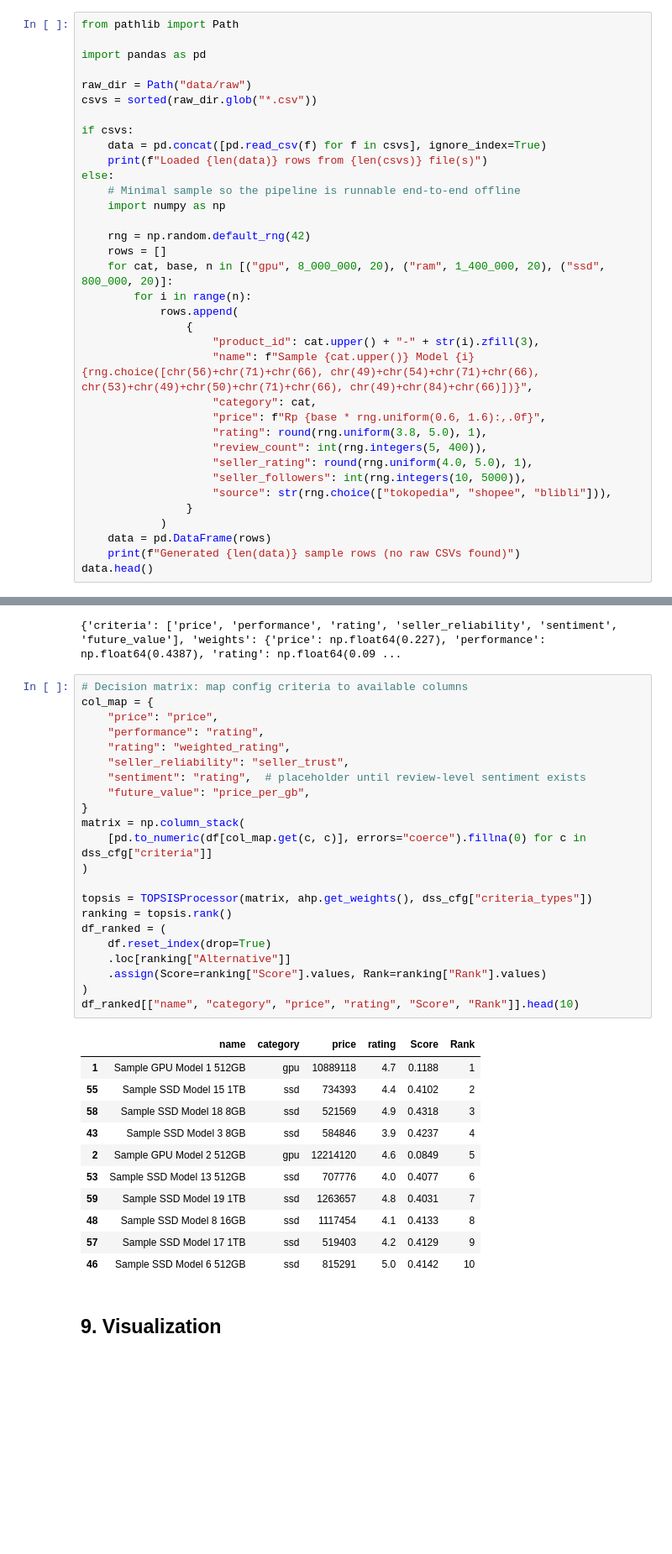
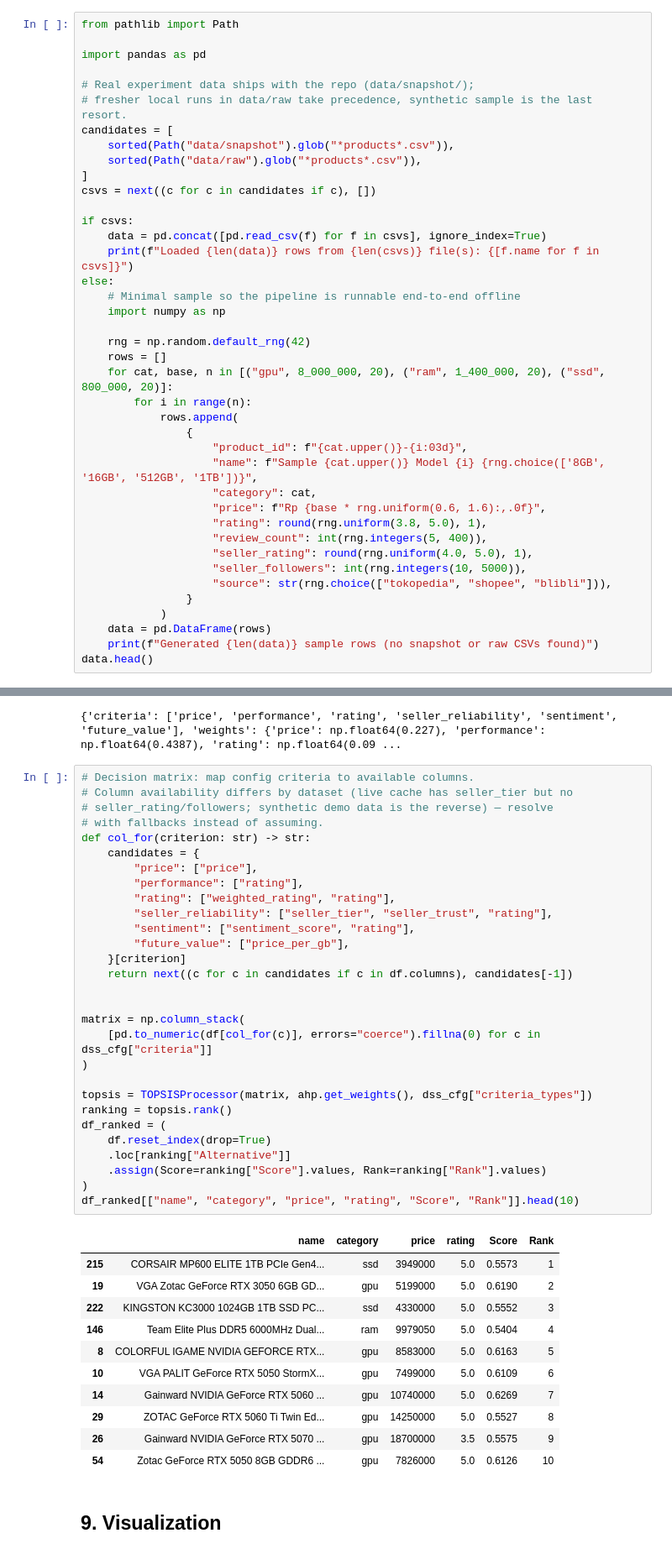
Before and after one commit to bugkey24/ai-era-pc-component-market-analysis, a Jupyter notebook: notebooks/main_pipeline.ipynb, the cells around one changed output, grey strips where cells are left out. Shown at 84% size. Cells and saved outputs as stored; diff of their text form; blank space fills up the shorter version.

```diff
--- a/notebooks/main_pipeline.ipynb
+++ b/notebooks/main_pipeline.ipynb
@@ -60,12 +64,17 @@ from pathlib import Path
 
 import pandas as pd
 
-raw_dir = Path("data/raw")
-csvs = sorted(raw_dir.glob("*.csv"))
+# Real experiment data ships with the repo (data/snapshot/);
+# fresher local runs in data/raw take precedence, synthetic sample is the last resort.
+candidates = [
+    sorted(Path("data/snapshot").glob("*products*.csv")),
+    sorted(Path("data/raw").glob("*products*.csv")),
+]
+csvs = next((c for c in candidates if c), [])
 
 if csvs:
     data = pd.concat([pd.read_csv(f) for f in csvs], ignore_index=True)
-    print(f"Loaded {len(data)} rows from {len(csvs)} file(s)")
+    print(f"Loaded {len(data)} rows from {len(csvs)} file(s): {[f.name for f in csvs]}")
 else:
     # Minimal sample so the pipeline is runnable end-to-end offline
     import numpy as np
@@ -76,8 +85,8 @@ else:
         for i in range(n):
             rows.append(
                 {
-                    "product_id": cat.upper() + "-" + str(i).zfill(3),
-                    "name": f"Sample {cat.upper()} Model {i} {rng.choice([chr(56)+chr(71)+chr(66), chr(49)+chr(54)+chr(71)+chr(66), chr(53)+chr(49)+chr(50)+chr(71)+chr(66), chr(49)+chr(84)+chr(66)])}",
+                    "product_id": f"{cat.upper()}-{i:03d}",
+                    "name": f"Sample {cat.upper()} Model {i} {rng.choice(['8GB', '16GB', '512GB', '1TB'])}",
                     "category": cat,
                     "price": f"Rp {base * rng.uniform(0.6, 1.6):,.0f}",
                     "rating": round(rng.uniform(3.8, 5.0), 1),
@@ -88,6 +97,6 @@ else:
                 }
             )
     data = pd.DataFrame(rows)
-    print(f"Generated {len(data)} sample rows (no raw CSVs found)")
+    print(f"Generated {len(data)} sample rows (no snapshot or raw CSVs found)")
 data.head()
 # %% [output]
@@ -204,39 +214,46 @@ assert ahp.is_consistent(), "Pairwise matrix inconsistent (CR >= 0.1) — revise
 # %% [output]
 {'criteria': ['price', 'performance', 'rating', 'seller_reliability', 'sentiment', 'future_value'], 'weights': {'price': np.float64(0.227), 'performance': np.float64(0.4387), 'rating': np.float64(0.09 ...
 # %%
-# Decision matrix: map config criteria to available columns
-col_map = {
-    "price": "price",
-    "performance": "rating",
-    "rating": "weighted_rating",
-    "seller_reliability": "seller_trust",
-    "sentiment": "rating",  # placeholder until review-level sentiment exists
-    "future_value": "price_per_gb",
-}
+# Decision matrix: map config criteria to available columns.
+# Column availability differs by dataset (live cache has seller_tier but no
+# seller_rating/followers; synthetic demo data is the reverse) — resolve
+# with fallbacks instead of assuming.
+def col_for(criterion: str) -> str:
+    candidates = {
+        "price": ["price"],
+        "performance": ["rating"],
+        "rating": ["weighted_rating", "rating"],
+        "seller_reliability": ["seller_tier", "seller_trust", "rating"],
+        "sentiment": ["sentiment_score", "rating"],
+        "future_value": ["price_per_gb"],
+    }[criterion]
+    return next((c for c in candidates if c in df.columns), candidates[-1])
+
+
 matrix = np.column_stack(
-    [pd.to_numeric(df[col_map.get(c, c)], errors="coerce").fillna(0) for c in dss_cfg["criteria"]]
+    [pd.to_numeric(df[col_for(c)], errors="coerce").fillna(0) for c in dss_cfg["criteria"]]
 )
 
 topsis = TOPSISProcessor(matrix, ahp.get_weights(), dss_cfg["criteria_types"])
 ranking = topsis.rank()
 df_ranked = (
     df.reset_index(drop=True)
     .loc[ranking["Alternative"]]
     .assign(Score=ranking["Score"].values, Rank=ranking["Rank"].values)
 )
 df_ranked[["name", "category", "price", "rating", "Score", "Rank"]].head(10)
 # %% [output]
 |  | name | category | price | rating | Score | Rank |
-| 1 | Sample GPU Model 1 512GB | gpu | 10889118 | 4.7 | 0.1188 | 1 |
-| 55 | Sample SSD Model 15 1TB | ssd | 734393 | 4.4 | 0.4102 | 2 |
-| 58 | Sample SSD Model 18 8GB | ssd | 521569 | 4.9 | 0.4318 | 3 |
-| 43 | Sample SSD Model 3 8GB | ssd | 584846 | 3.9 | 0.4237 | 4 |
-| 2 | Sample GPU Model 2 512GB | gpu | 12214120 | 4.6 | 0.0849 | 5 |
-| 53 | Sample SSD Model 13 512GB | ssd | 707776 | 4.0 | 0.4077 | 6 |
-| 59 | Sample SSD Model 19 1TB | ssd | 1263657 | 4.8 | 0.4031 | 7 |
-| 48 | Sample SSD Model 8 16GB | ssd | 1117454 | 4.1 | 0.4133 | 8 |
-| 57 | Sample SSD Model 17 1TB | ssd | 519403 | 4.2 | 0.4129 | 9 |
-| 46 | Sample SSD Model 6 512GB | ssd | 815291 | 5.0 | 0.4142 | 10 |
+| 215 | CORSAIR MP600 ELITE 1TB PCIe Gen4... | ssd | 3949000 | 5.0 | 0.5573 | 1 |
+| 19 | VGA Zotac GeForce RTX 3050 6GB GD... | gpu | 5199000 | 5.0 | 0.6190 | 2 |
+| 222 | KINGSTON KC3000 1024GB 1TB SSD PC... | ssd | 4330000 | 5.0 | 0.5552 | 3 |
+| 146 | Team Elite Plus DDR5 6000MHz Dual... | ram | 9979050 | 5.0 | 0.5404 | 4 |
+| 8 | COLORFUL IGAME NVIDIA GEFORCE RTX... | gpu | 8583000 | 5.0 | 0.6163 | 5 |
+| 10 | VGA PALIT GeForce RTX 5050 StormX... | gpu | 7499000 | 5.0 | 0.6109 | 6 |
+| 14 | Gainward NVIDIA GeForce RTX 5060 ... | gpu | 10740000 | 5.0 | 0.6269 | 7 |
+| 29 | ZOTAC GeForce RTX 5060 Ti Twin Ed... | gpu | 14250000 | 5.0 | 0.5527 | 8 |
+| 26 | Gainward NVIDIA GeForce RTX 5070 ... | gpu | 18700000 | 3.5 | 0.5575 | 9 |
+| 54 | Zotac GeForce RTX 5050 8GB GDDR6 ... | gpu | 7826000 | 5.0 | 0.6126 | 10 |
 # %% [markdown]
 ## 9. Visualization
 # %%
```
Also changed, not shown: parts of 5 cells of this notebook, 17 other files.
